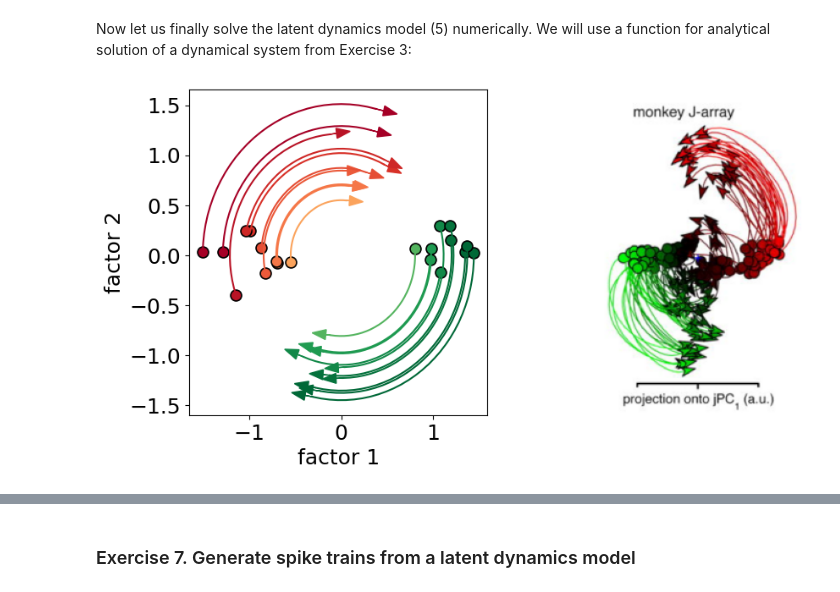
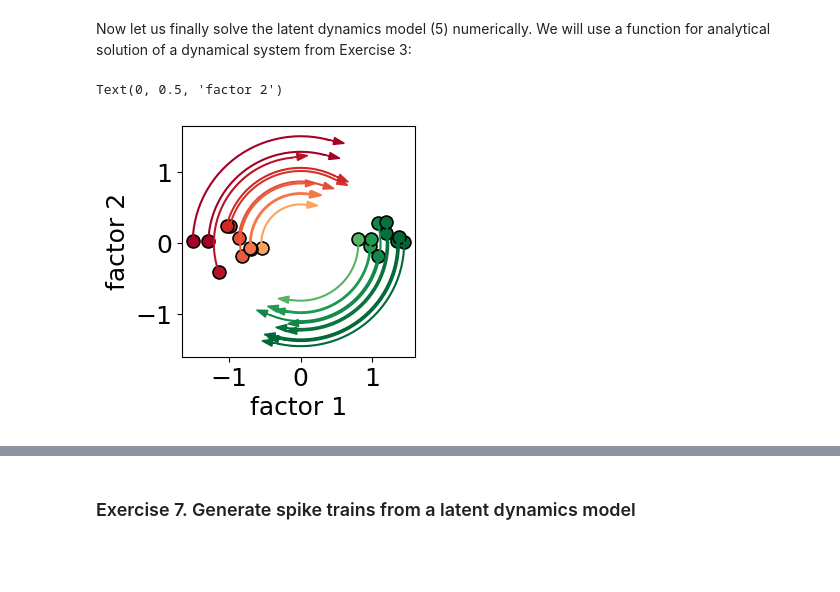
Before and after one commit to NinelK/IMBIZO2024_tutorial, a Jupyter notebook: DS_Tutorial_SOLUTIONS.ipynb, the cells around one changed output, grey strips where cells are left out. Cells and saved outputs as stored; diff of their text form; code cells hidden in the pictures; blank space fills up the shorter version.

```diff
--- a/DS_Tutorial_SOLUTIONS.ipynb
+++ b/DS_Tutorial_SOLUTIONS.ipynb
@@ -669,22 +670,19 @@ Now let us finally solve the latent dynamics model (5) numerically. We will use
 # %%
 z = np.array([analytical_2D_solution(z0,A,t) for t in np.linspace(0,1.8,30)]) # time x latent_dims x trials
 z = np.einsum('ijk->kij',z) # trials x time x latent_dims
-fig, ax = plt.subplots(1,2,figsize=(10,5))
+plt.figure(figsize=(3,3))
 for z_i in z:
     c = cmap((z_i[0,0]/2.5 + 0.5))
-    ax[0].plot(*z_i.T,c=c)
-    ax[0].arrow(*z_i[-1],*(z_i[-1]-z_i[-2]),color=c,head_width=.1)
-    ax[0].scatter(*z_i[0].T,marker='o',color='k',s=90)
-    ax[0].scatter(*z_i[0].T,marker='o',color=c,s=50)
+    plt.plot(*z_i.T,c=c)
+    plt.arrow(*z_i[-1],*(z_i[-1]-z_i[-2]),color=c,head_width=.1)
+    plt.scatter(*z_i[0].T,marker='o',color='k',s=90)
+    plt.scatter(*z_i[0].T,marker='o',color=c,s=50)
 
-ax[0].set_xlabel('factor 1')
-ax[0].set_ylabel('factor 2')
-
-# insert image in ax[1]
-ax[1].imshow(plt.imread('figures/Rotational_dynamics.png'))
-ax[1].axis('off');
+plt.xlabel('factor 1')
+plt.ylabel('factor 2')
 # %% [output]
+Text(0, 0.5, 'factor 2')
-[figure, old version]
+[figure, new version]
 # %% [markdown]
 It looks like a twin sister of Figure 3 from the latent neural population dynamics discovered in the *Churchland et al. 2012* [3] paper!
 
```
Also changed, not shown: parts of 5 cells of this notebook, 2 other files.
